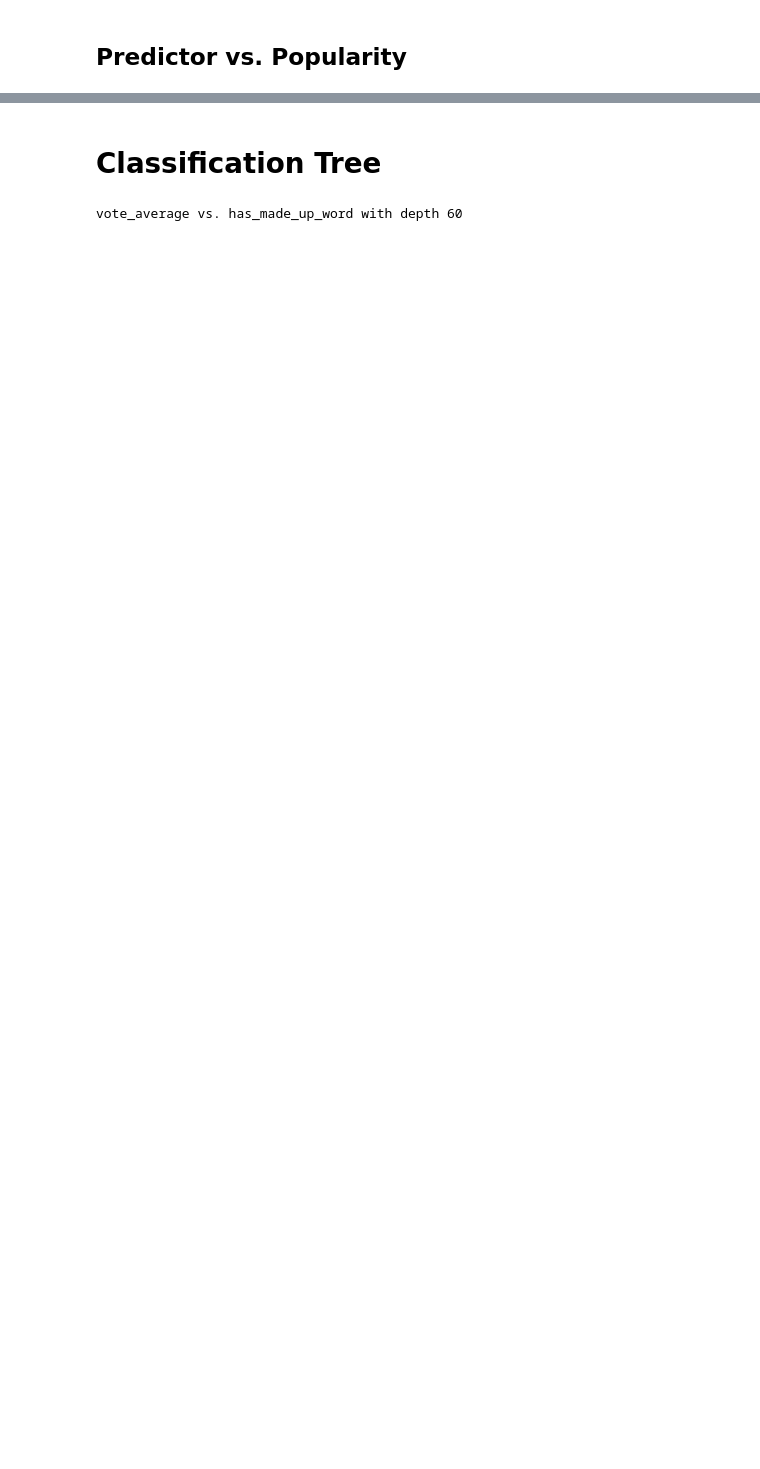
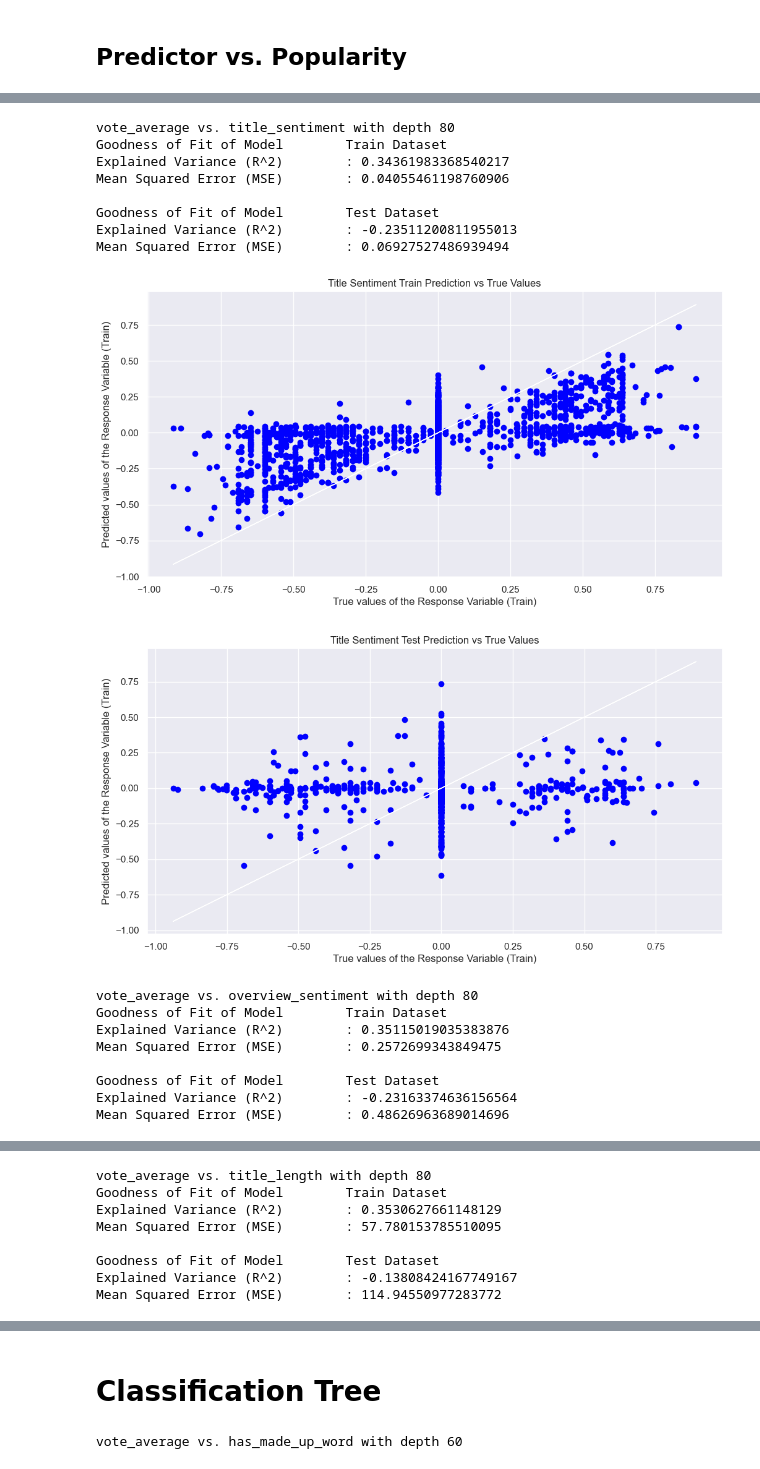
Before and after one commit to ChristopherOka/SC1015-mini-project, a Jupyter notebook: scripts/model.ipynb, the cells around one changed output, grey strips where cells are left out. Drawn from its saved outputs; the diff is of its cells as text; code cells hidden in the pictures; blank space fills up the shorter version.

```diff
--- a/scripts/model.ipynb
+++ b/scripts/model.ipynb
@@ -189,0 +236,39 @@ R^2 1.5546395729093554e-05
+# %%
+title_sentiment_random_forest = generateRandomForestRegressor(data, "vote_average", "title_sentiment", 150, 80)
+generatePredictVsTruePlot(title_sentiment_random_forest['response_train'], title_sentiment_random_forest['response_train_pred'], "Title Sentiment Train Prediction vs True Values")
+generatePredictVsTruePlot(title_sentiment_random_forest['response_test'], title_sentiment_random_forest['response_test_pred'], "Title Sentiment Test Prediction vs True Values")
+
+overview_sentiment_random_forest = generateRandomForestRegressor(data, "vote_average", "overview_sentiment", 150, 80)
+generatePredictVsTruePlot(overview_sentiment_random_forest['response_train'], overview_sentiment_random_forest['response_train_pred'], "Overview Sentiment Train Prediction vs True Values")
+generatePredictVsTruePlot(overview_sentiment_random_forest['response_test'], overview_sentiment_random_forest['response_test_pred'], "Overview Sentiment Test Prediction vs True Values")
+
+title_length_random_forest = generateRandomForestRegressor(data, "vote_average", "title_length", 150, 80)
+generatePredictVsTruePlot(title_length_random_forest['response_train'], title_length_random_forest['response_train_pred'], "Title Length Train Prediction vs True Values")
+generatePredictVsTruePlot(title_length_random_forest['response_test'], title_length_random_forest['response_test_pred'], "Title Length Test Prediction vs True Values")
+
+num_words_in_title_random_forest = generateRandomForestRegressor(data, "vote_average", "num_words_in_title", 150, 80)
+generatePredictVsTruePlot(num_words_in_title_random_forest['response_train'], num_words_in_title_random_forest['response_train_pred'], "Number of Words in Title Train Prediction vs True Values")
+generatePredictVsTruePlot(num_words_in_title_random_forest['response_test'], num_words_in_title_random_forest['response_test_pred'], "Number of Words in Title Test Prediction vs True Values")
+
+average_title_word_length_random_forest = generateRandomForestRegressor(data, "vote_average", "average_title_word_length", 150, 80)
+generatePredictVsTruePlot(average_title_word_length_random_forest['response_train'], average_title_word_length_random_forest['response_train_pred'], "Average Title Word Length Train Prediction vs True Values")
+generatePredictVsTruePlot(average_title_word_length_random_forest['response_test'], average_title_word_length_random_forest['response_test_pred'], "Average Title Word Length Test Prediction vs True Values")
+# %% [output]
+vote_average vs. title_sentiment with depth 80
+Goodness of Fit of Model        Train Dataset
+Explained Variance (R^2)        : 0.34361983368540217
+Mean Squared Error (MSE)        : 0.04055461198760906
+
+Goodness of Fit of Model        Test Dataset
+Explained Variance (R^2)        : -0.23511200811955013
+Mean Squared Error (MSE)        : 0.06927527486939494
+[figure, added]
+[figure, added]
+vote_average vs. overview_sentiment with depth 80
+Goodness of Fit of Model        Train Dataset
+Explained Variance (R^2)        : 0.35115019035383876
+Mean Squared Error (MSE)        : 0.2572699343849475
+
+Goodness of Fit of Model        Test Dataset
+Explained Variance (R^2)        : -0.23163374636156564
+Mean Squared Error (MSE)        : 0.48626963689014696
@@ -189,0 +277,8 @@ R^2 1.5546395729093554e-05
+vote_average vs. title_length with depth 80
+Goodness of Fit of Model        Train Dataset
+Explained Variance (R^2)        : 0.3530627661148129
+Mean Squared Error (MSE)        : 57.780153785510095
+
+Goodness of Fit of Model        Test Dataset
+Explained Variance (R^2)        : -0.13808424167749167
+Mean Squared Error (MSE)        : 114.94550977283772
```
Also changed, not shown: parts of 10 cells of this notebook.
